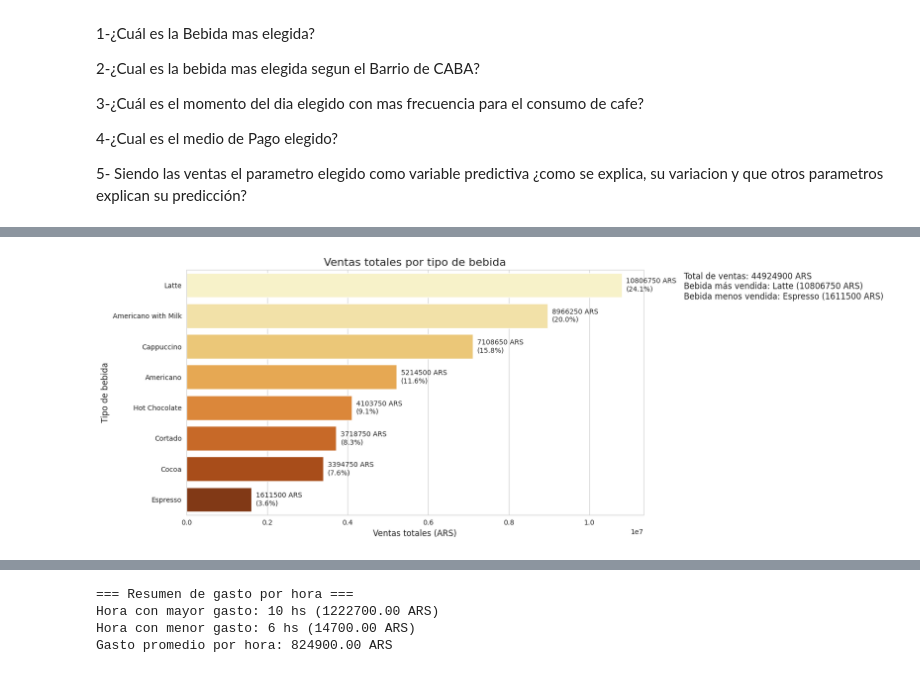
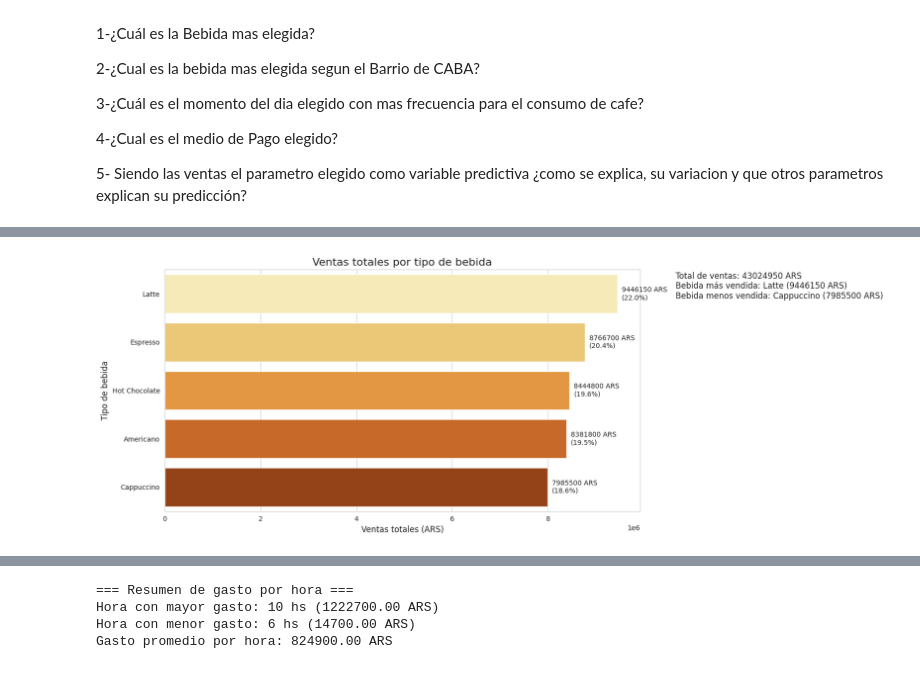
Before and after one commit to estemartinez87-cell/ProyectoConsumodeCafeI-MartinezEstela, a Jupyter notebook: Analisis_del_consumo_del_cafe.ipynb, the cells around one changed output, grey strips where cells are left out. Cells and saved outputs as stored; diff of their text form; code cells hidden in the pictures.

```diff
--- a/Analisis_del_consumo_del_cafe.ipynb
+++ b/Analisis_del_consumo_del_cafe.ipynb
@@ -55,28 +55,6 @@ df['Ventas'] = df['precio'] * df['Cantidad']
 
 import numpy as np
 
-# Suponiendo que df_clean ya tiene la columna 'MedioPago'
-# Ejemplo de medios de pago: 'Tarjeta de credito', 'Efectivo', 'Billeteras virtuales', etc.
-
-# Función para asignar promo según medio de pago
-def asignar_promo(medio):
-    if medio.lower() == 'tarjeta de credito':
-        return 'Descuento bancario'
-    elif medio.lower() == 'efectivo':
-        return 'Descuento en efectivo'
-    elif medio.lower() == 'billeteras virtuales':
-        return 'Descuento billetera '
-    else:
-        # Para otros medios, asignar aleatoriamente 'Ninguno' o algún descuento
-        return np.random.choice(['Ninguno', 'Descuento bancario', 'Descuento en efectivo'])
-
-# Crear la columna Promo
-df_clean['Promo'] = df_clean['MedioPago'].apply(asignar_promo)
-
-# Verificar
-print(df_clean[['MedioPago','Promo']].head(10))
-
-
 modo = df["Profesion"].mode()[0]
 df["Profesion"] = df["Profesion"].fillna(modo)
 print(df["Profesion"].isna().sum())
@@ -177,7 +155,7 @@ import pandas as pd
 # df = pd.read_csv("tus_datos.csv")  # ejemplo de carga
 
 # Calcular ventas totales por bebida
-ventas_por_bebida = df.groupby("Nombre del Café")["Ventas"].sum().sort_values(ascending=False)
+ventas_por_bebida = df_clean.groupby("Bebida")["Ventas"].sum().sort_values(ascending=False)
 ventas_totales = ventas_por_bebida.sum()
 
 # Crear el gráfico de barras evitando la advertencia
@@ -192,34 +170,34 @@ sns.barplot(
 )
 
 # Personalizar el gráfico
 plt.title("Ventas totales por tipo de bebida", fontsize=16)
 plt.xlabel("Ventas totales (ARS)", fontsize=12)
 plt.ylabel("Tipo de bebida", fontsize=12)
 
 # Mostrar valores y porcentaje sobre las barras
 for i, valor in enumerate(ventas_por_bebida.values):
     porcentaje = 100 * valor / ventas_totales
     plt.text(valor + ventas_por_bebida.max() * 0.01, i,
              f"{valor:.0f} ARS\n({porcentaje:.1f}%)", va="center", fontsize=10)
 
 # Crear texto del cuadro explicativo
 max_bebida = ventas_por_bebida.idxmax()
 min_bebida = ventas_por_bebida.idxmin()
 
 texto_info = f"""
 Total de ventas: {ventas_totales:.0f} ARS
 Bebida más vendida: {max_bebida} ({ventas_por_bebida[max_bebida]:.0f} ARS)
 Bebida menos vendida: {min_bebida} ({ventas_por_bebida[min_bebida]:.0f} ARS)
 """
 
 # Mostrar el cuadro explicativo en la esquina superior derecha
 plt.gcf().text(1, 0.8, texto_info, fontsize=12
                , bbox=dict(facecolor='white', alpha=0.8))
 
 plt.tight_layout()
 plt.show()
 # %% [output]
-[figure, old version]
+[figure, new version]
 # %%
 import matplotlib.pyplot as plt
 import seaborn as sns
```
Also changed, not shown: parts of 17 cells of this notebook.
